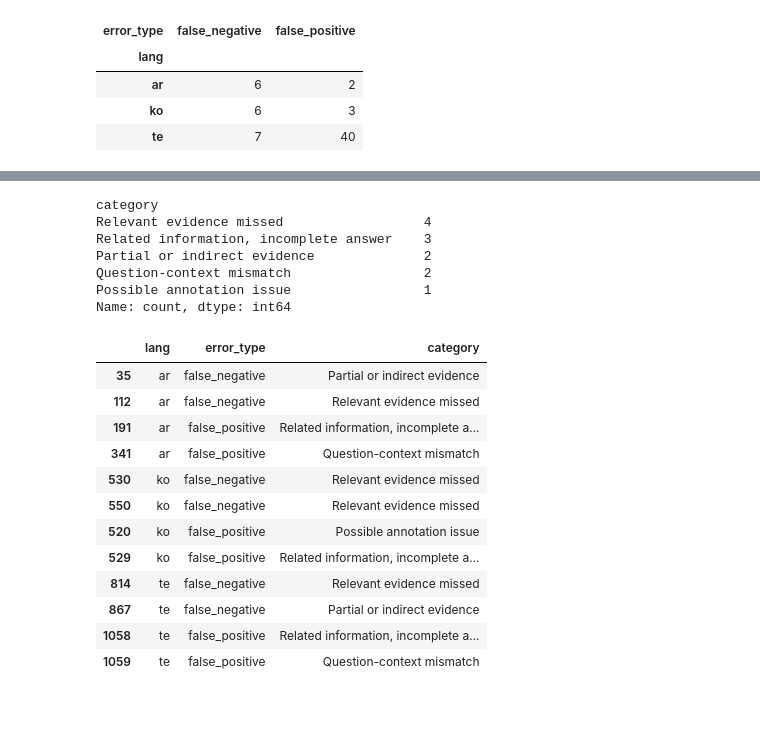
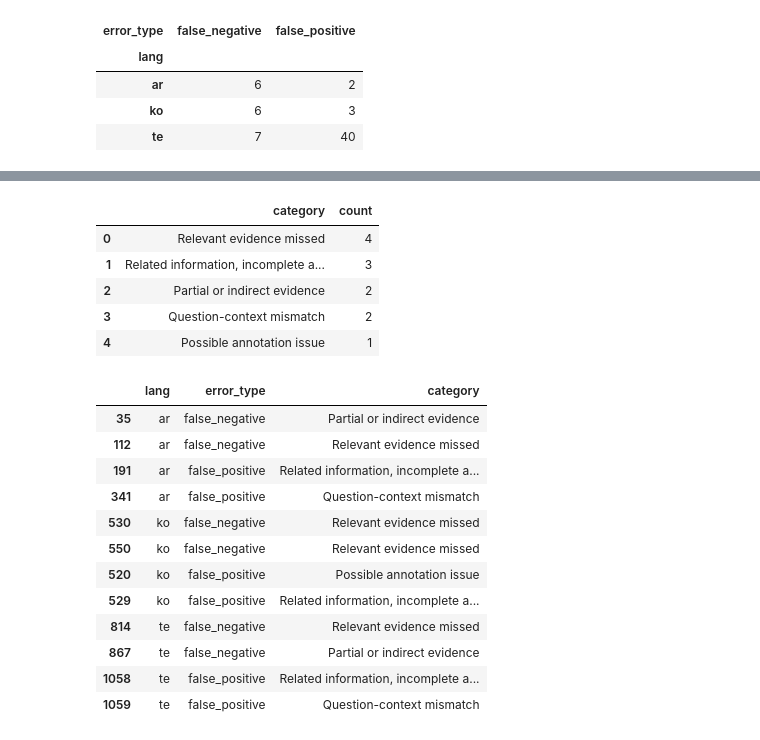
Before and after one commit to wiwillym/nlp-ku-project, a Jupyter notebook: notebooks/6_learned_answerability.ipynb, the cells around one changed output, grey strips where cells are left out. Cells and saved outputs as stored; diff of their text form; code cells hidden in the pictures; blank space fills up the shorter version.

```diff
--- a/notebooks/6_learned_answerability.ipynb
+++ b/notebooks/6_learned_answerability.ipynb
@@ -336,47 +336,55 @@ sample_errors[
 # %%
 
 category_map = {
     520: "Possible annotation issue",
     529: "Related information, incomplete answer",
     530: "Relevant evidence missed",
     550: "Relevant evidence missed",
     35: "Partial or indirect evidence",
     112: "Relevant evidence missed",
     191: "Related information, incomplete answer",
     341: "Question-context mismatch",
     814: "Relevant evidence missed",
     867: "Partial or indirect evidence",
     1058: "Related information, incomplete answer",
     1059: "Question-context mismatch",
 }
 
 sample_errors = sample_errors.copy()
 sample_errors["category"] = sample_errors.index.map(category_map)
 
-print(sample_errors["category"].value_counts())
-display(
-    sample_errors[
-        ["lang", "error_type", "category"]
-    ].sort_values(["lang", "error_type"])
+category_counts = (
+    sample_errors["category"]
+    .value_counts()
+    .rename_axis("category")
+    .reset_index(name="count")
 )
+
+display(category_counts)
 # %% [output]
-category
-Relevant evidence missed                  4
-Related information, incomplete answer    3
-Partial or indirect evidence              2
-Question-context mismatch                 2
-Possible annotation issue                 1
-Name: count, dtype: int64
-|  | lang | error_type | category |
-| 35 | ar | false_negative | Partial or indirect evidence |
-| 112 | ar | false_negative | Relevant evidence missed |
-| 191 | ar | false_positive | Related information, incomplete a... |
-| 341 | ar | false_positive | Question-context mismatch |
-| 530 | ko | false_negative | Relevant evidence missed |
-| 550 | ko | false_negative | Relevant evidence missed |
-| 520 | ko | false_positive | Possible annotation issue |
-| 529 | ko | false_positive | Related information, incomplete a... |
-| 814 | te | false_negative | Relevant evidence missed |
-| 867 | te | false_negative | Partial or indirect evidence |
-| 1058 | te | false_positive | Related information, incomplete a... |
-| 1059 | te | false_positive | Question-context mismatch |
+|  | category | count |
+| 0 | Relevant evidence missed | 4 |
+| 1 | Related information, incomplete a... | 3 |
+| 2 | Partial or indirect evidence | 2 |
+| 3 | Question-context mismatch | 2 |
+| 4 | Possible annotation issue | 1 |
+# %%
+display(
+    sample_errors[
+        ["lang", "error_type", "category"]
+    ].sort_values(["lang", "error_type"])
+)
+# %% [output]
+|  | lang | error_type | category |
+| 35 | ar | false_negative | Partial or indirect evidence |
+| 112 | ar | false_negative | Relevant evidence missed |
+| 191 | ar | false_positive | Related information, incomplete a... |
+| 341 | ar | false_positive | Question-context mismatch |
+| 530 | ko | false_negative | Relevant evidence missed |
+| 550 | ko | false_negative | Relevant evidence missed |
+| 520 | ko | false_positive | Possible annotation issue |
+| 529 | ko | false_positive | Related information, incomplete a... |
+| 814 | te | false_negative | Relevant evidence missed |
+| 867 | te | false_negative | Partial or indirect evidence |
+| 1058 | te | false_positive | Related information, incomplete a... |
+| 1059 | te | false_positive | Question-context mismatch |
```
Also changed, not shown: parts of 1 cell of this notebook.
